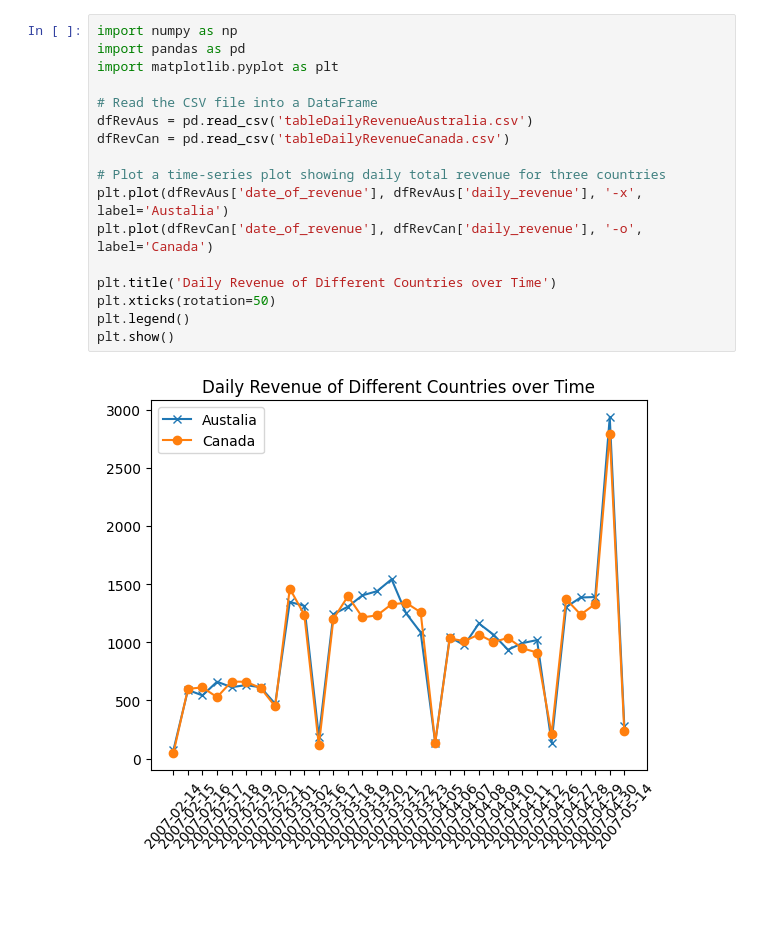
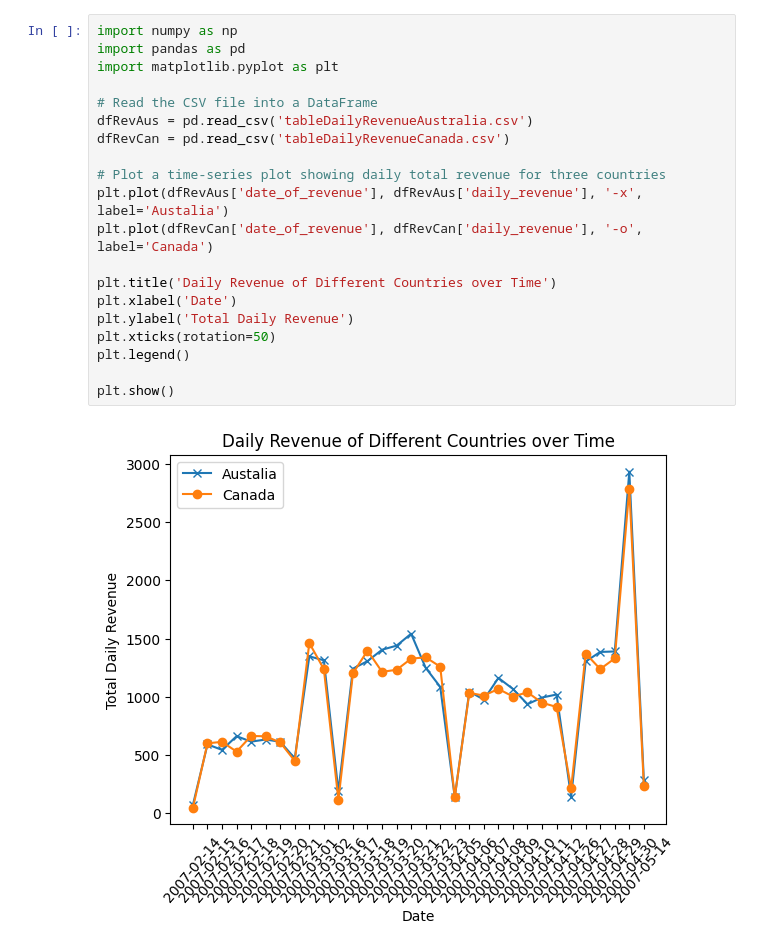
Before and after one commit to RockyCLK/week3-py, a Jupyter notebook: DVD_Rental_Analysis.ipynb, the cells around one changed output. Drawn from its saved outputs; the diff is of its cells as text; blank space fills up the shorter version.

Commit message:
Update for time-series plot for different countries

```diff
--- a/DVD_Rental_Analysis.ipynb
+++ b/DVD_Rental_Analysis.ipynb
@@ -1,19 +1,22 @@
 # %%
 import numpy as np
 import pandas as pd
 import matplotlib.pyplot as plt
 
 # Read the CSV file into a DataFrame
 dfRevAus = pd.read_csv('tableDailyRevenueAustralia.csv')
 dfRevCan = pd.read_csv('tableDailyRevenueCanada.csv')
 
 # Plot a time-series plot showing daily total revenue for three countries
 plt.plot(dfRevAus['date_of_revenue'], dfRevAus['daily_revenue'], '-x', label='Austalia')
 plt.plot(dfRevCan['date_of_revenue'], dfRevCan['daily_revenue'], '-o', label='Canada')
 
 plt.title('Daily Revenue of Different Countries over Time')
+plt.xlabel('Date')
+plt.ylabel('Total Daily Revenue')
 plt.xticks(rotation=50)
 plt.legend()
+
 plt.show()
 # %% [output]
-[figure, old version]
+[figure, new version]
```
